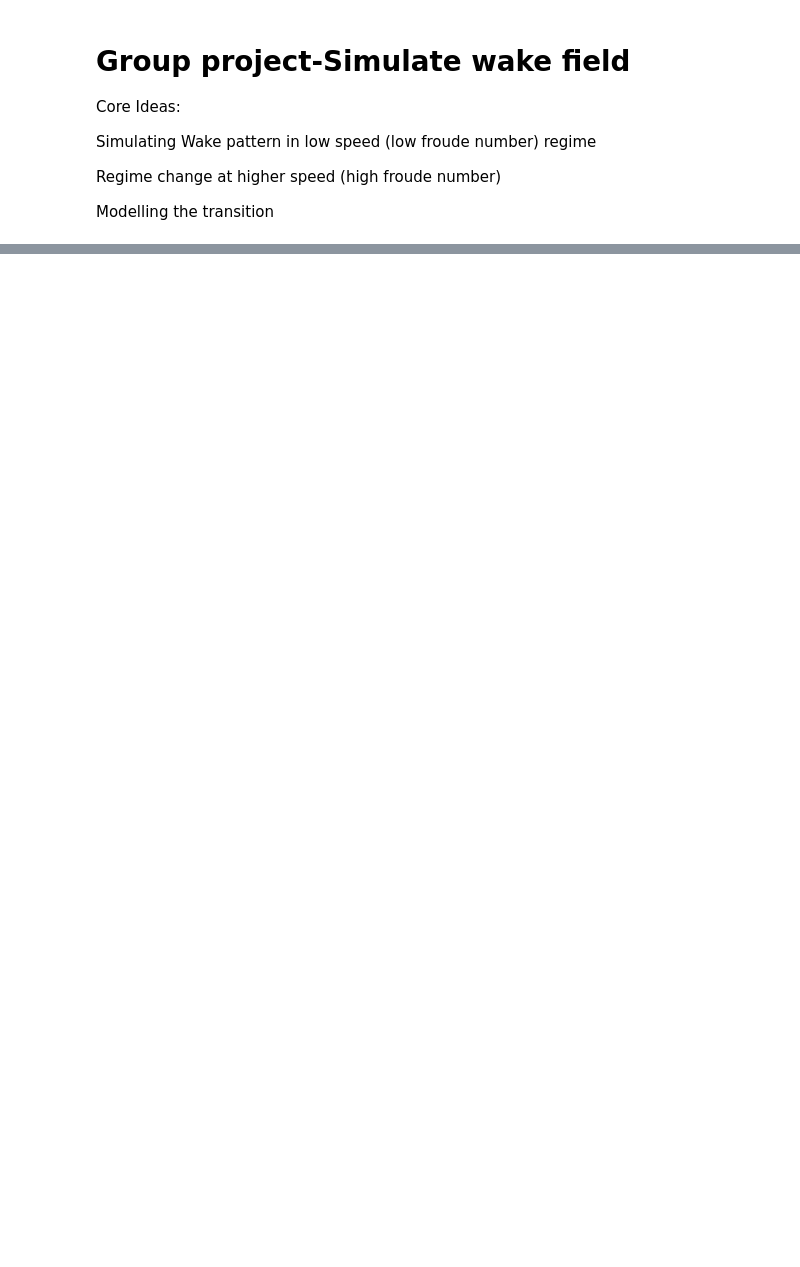
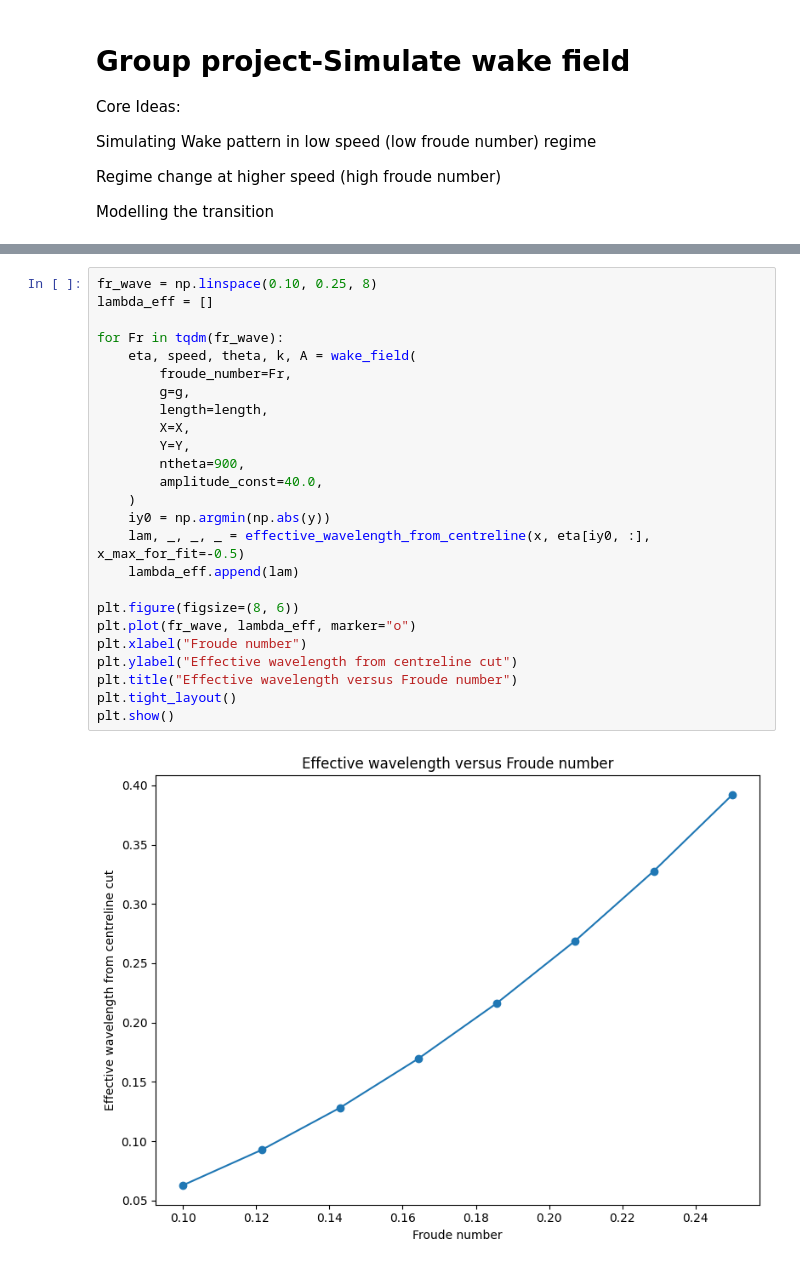
Before and after one commit to hongshaoyee/Simulating-wake-field, a Jupyter notebook: low_froude_wake.ipynb, the cells around one changed output, grey strips where cells are left out. Drawn from its saved outputs; the diff is of its cells as text; blank space fills up the shorter version.

```diff
--- a/low_froude_wake.ipynb
+++ b/low_froude_wake.ipynb
@@ -105,0 +307,27 @@ plt.show()
+# %%
+fr_wave = np.linspace(0.10, 0.25, 8)
+lambda_eff = []
+
+for Fr in tqdm(fr_wave):
+    eta, speed, theta, k, A = wake_field(
+        froude_number=Fr,
+        g=g,
+        length=length,
+        X=X,
+        Y=Y,
+        ntheta=900,
+        amplitude_const=40.0,
+    )
+    iy0 = np.argmin(np.abs(y))
+    lam, _, _, _ = effective_wavelength_from_centreline(x, eta[iy0, :], x_max_for_fit=-0.5)
+    lambda_eff.append(lam)
+
+plt.figure(figsize=(8, 6))
+plt.plot(fr_wave, lambda_eff, marker="o")
+plt.xlabel("Froude number")
+plt.ylabel("Effective wavelength from centreline cut")
+plt.title("Effective wavelength versus Froude number")
+plt.tight_layout()
+plt.show()
+# %% [output]
+[figure, added]
```
Also changed, not shown: parts of 31 cells of this notebook.
